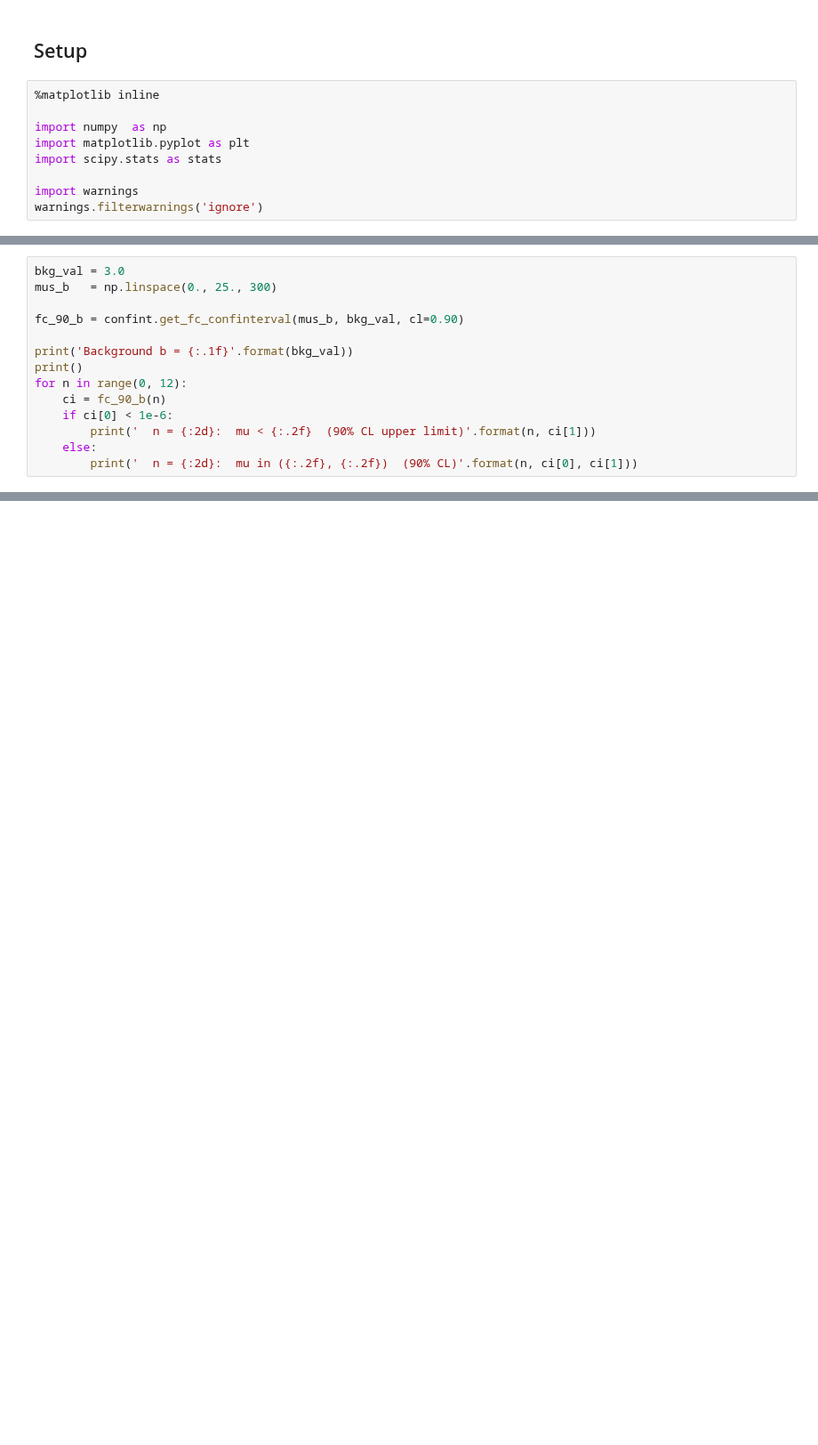
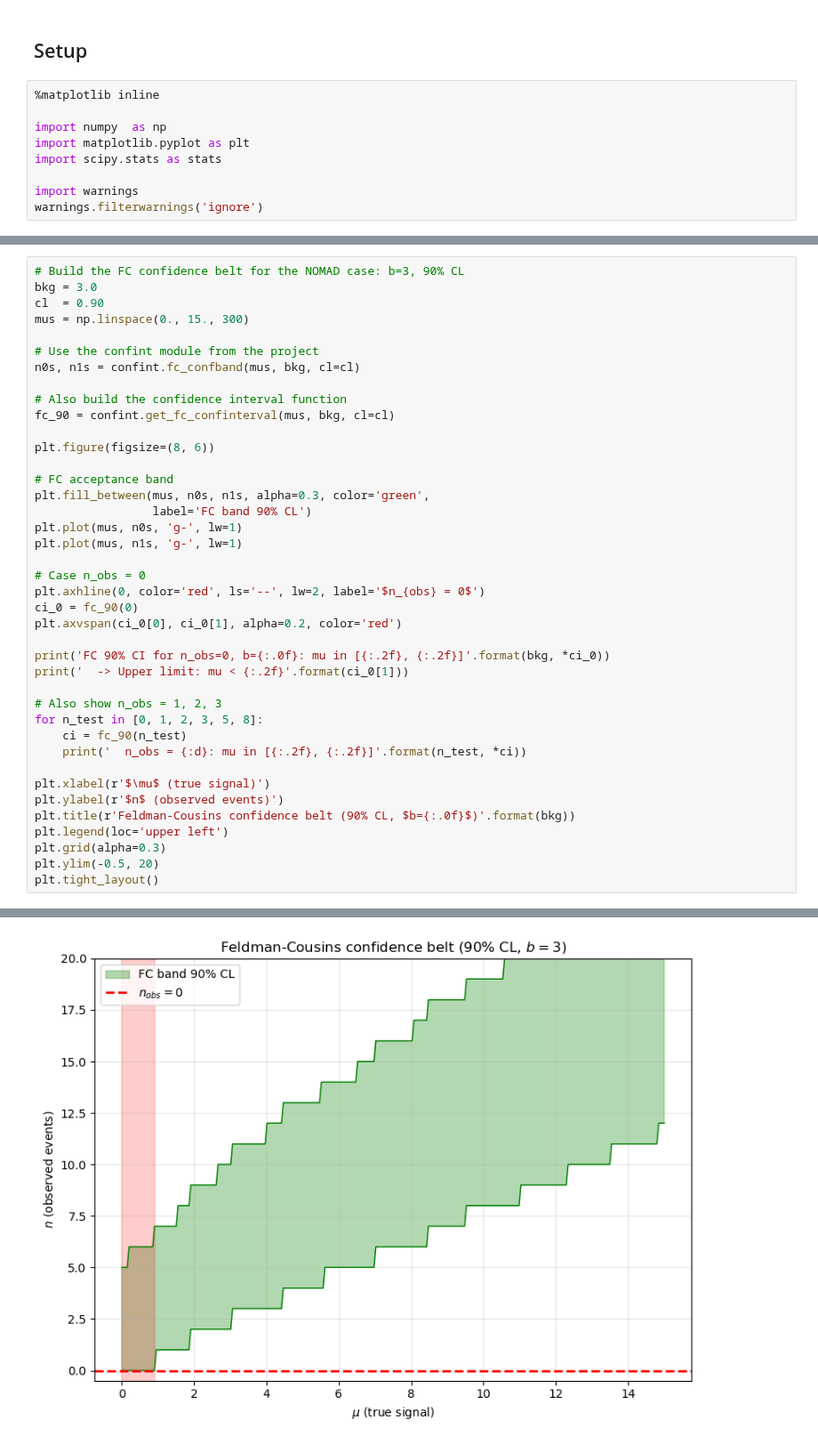
Before and after one commit to jahernando/USC-Fanal-v2, a Jupyter notebook: notebooks/guide/crib_feldman_cousins.ipynb, the cells around one changed output, grey strips where cells are left out. Shown at 89% size. Cells and saved outputs as stored; diff of their text form; blank space fills up the shorter version.

```diff
--- a/notebooks/guide/crib_feldman_cousins.ipynb
+++ b/notebooks/guide/crib_feldman_cousins.ipynb
@@ -121,14 +25,0 @@ For small $n_\mathrm{obs}$, the interval becomes a one-sided **upper limit**.
-# %%
-bkg_val = 3.0
-mus_b   = np.linspace(0., 25., 300)
-
-fc_90_b = confint.get_fc_confinterval(mus_b, bkg_val, cl=0.90)
-
-print('Background b = {:.1f}'.format(bkg_val))
-print()
-for n in range(0, 12):
-    ci = fc_90_b(n)
-    if ci[0] < 1e-6:
-        print('  n = {:2d}:  mu < {:.2f}  (90% CL upper limit)'.format(n, ci[1]))
-    else:
-        print('  n = {:2d}:  mu in ({:.2f}, {:.2f})  (90% CL)'.format(n, ci[0], ci[1]))
@@ -244,0 +343,41 @@ Key points:
+# %%
+# Build the FC confidence belt for the NOMAD case: b=3, 90% CL
+bkg = 3.0
+cl  = 0.90
+mus = np.linspace(0., 15., 300)
+
+# Use the confint module from the project
+n0s, n1s = confint.fc_confband(mus, bkg, cl=cl)
+
+# Also build the confidence interval function
+fc_90 = confint.get_fc_confinterval(mus, bkg, cl=cl)
+
+plt.figure(figsize=(8, 6))
+
+# FC acceptance band
+plt.fill_between(mus, n0s, n1s, alpha=0.3, color='green',
+                 label='FC band 90% CL')
+plt.plot(mus, n0s, 'g-', lw=1)
+plt.plot(mus, n1s, 'g-', lw=1)
+
+# Case n_obs = 0
+plt.axhline(0, color='red', ls='--', lw=2, label='$n_{obs} = 0$')
+ci_0 = fc_90(0)
+plt.axvspan(ci_0[0], ci_0[1], alpha=0.2, color='red')
+
+print('FC 90% CI for n_obs=0, b={:.0f}: mu in [{:.2f}, {:.2f}]'.format(bkg, *ci_0))
+print('  -> Upper limit: mu < {:.2f}'.format(ci_0[1]))
+
+# Also show n_obs = 1, 2, 3
+for n_test in [0, 1, 2, 3, 5, 8]:
+    ci = fc_90(n_test)
+    print('  n_obs = {:d}: mu in [{:.2f}, {:.2f}]'.format(n_test, *ci))
+
+plt.xlabel(r'$\mu$ (true signal)')
+plt.ylabel(r'$n$ (observed events)')
+plt.title(r'Feldman-Cousins confidence belt (90% CL, $b={:.0f}$)'.format(bkg))
+plt.legend(loc='upper left')
+plt.grid(alpha=0.3)
+plt.ylim(-0.5, 20)
+plt.tight_layout()
+# %% [output]
@@ -244,0 +392 @@ Key points:
+[figure, added]
```
Also changed, not shown: parts of 42 cells of this notebook.
